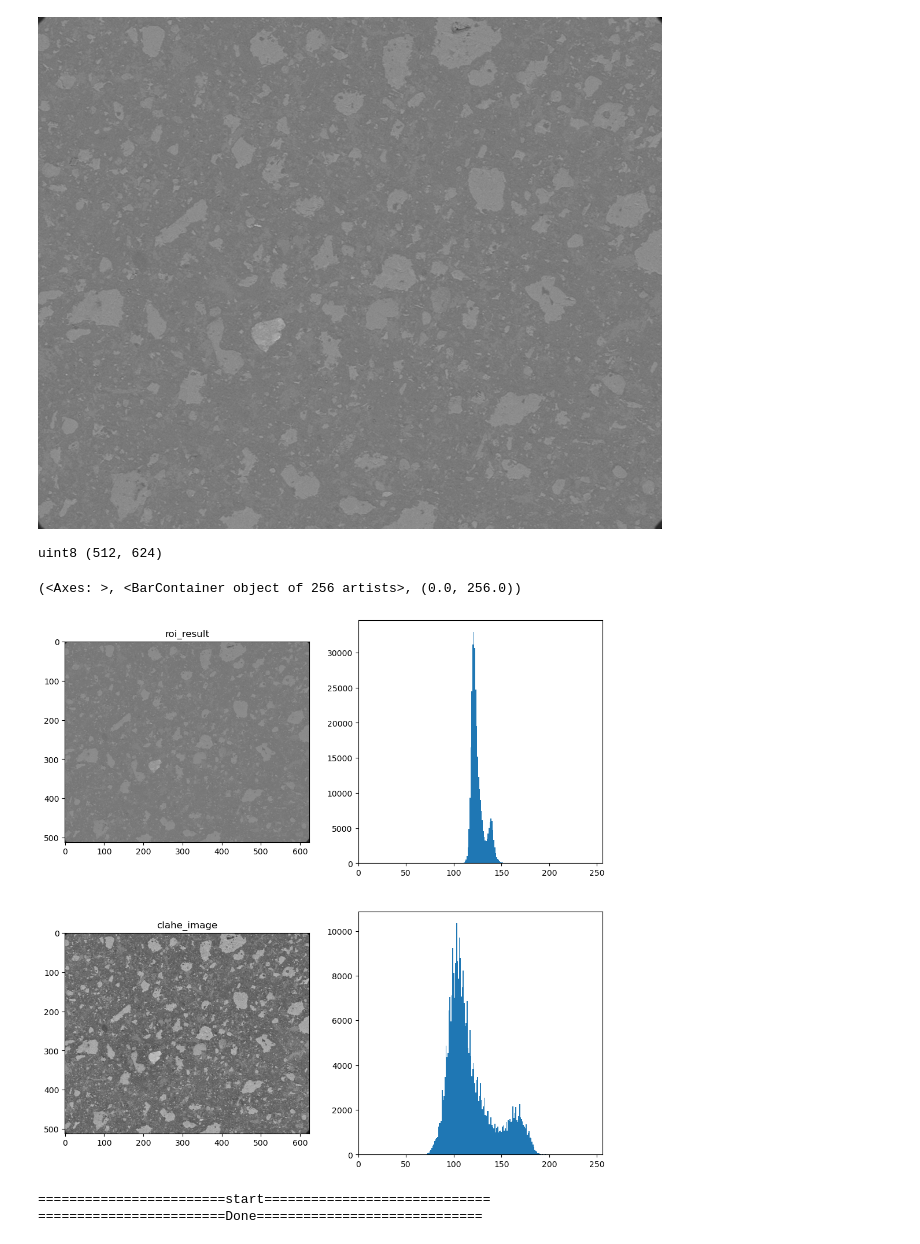
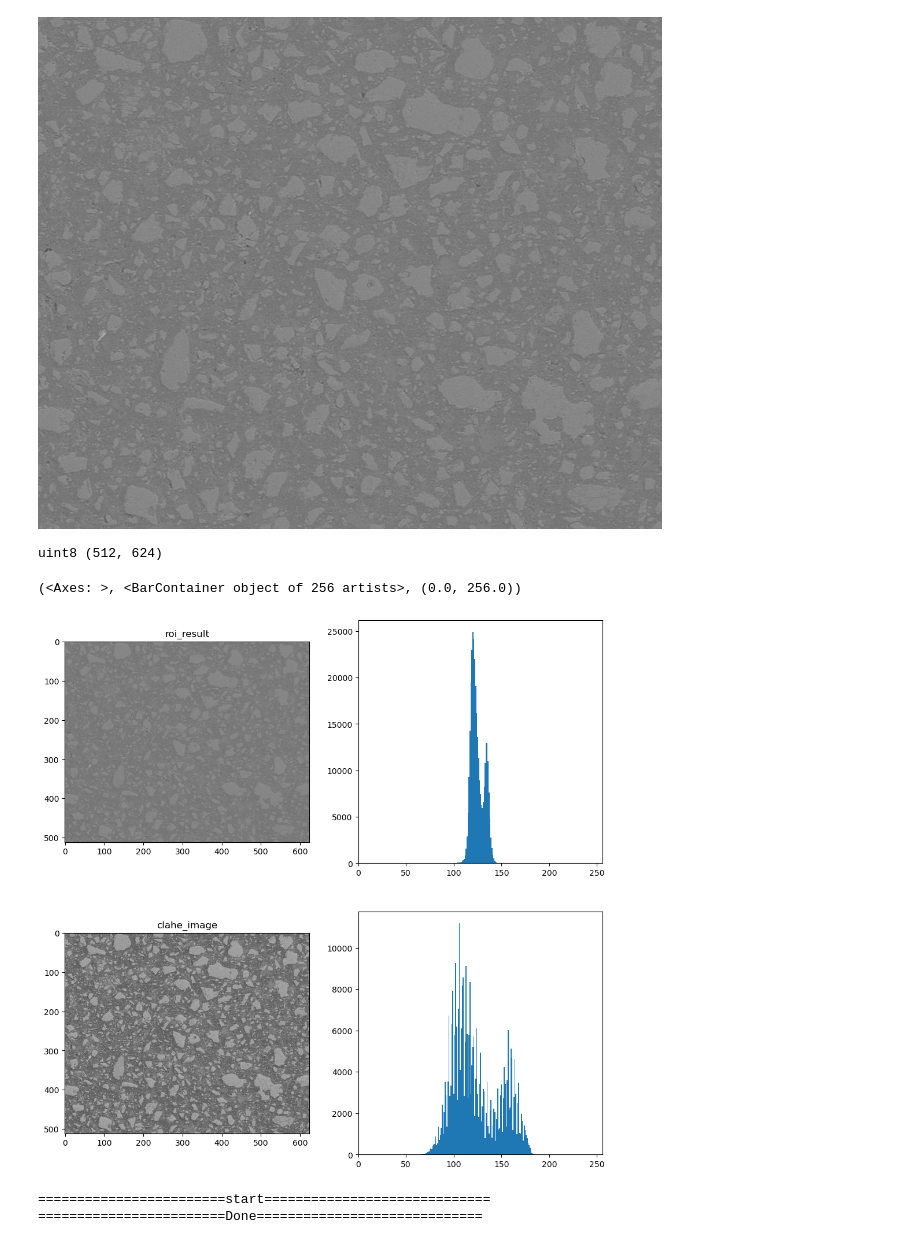
Before and after one commit to Barryzp/ml-workspace, a Jupyter notebook: registration/basic-operator/image_preprocess.ipynb, the cells around one changed output. Cells and saved outputs as stored; diff of their text form; code cells hidden in the pictures.

```diff
--- a/registration/basic-operator/image_preprocess.ipynb
+++ b/registration/basic-operator/image_preprocess.ipynb
@@ -37,8 +37,8 @@ def crop_rectangle(img, crop_rectangle):
 
 # HACK 记得把这些参数记录一下！
 
-sample_index = 2
-bse_sample_index = 2
+sample_index = 3
+bse_sample_index = 1
 zoom_times = 100
 middle = zoom_times // 100
 end_index = 1
@@ -59,10 +59,10 @@ downsamp_save_path = f'{save_path}/{file_name}-downsamp.bmp'  # 单单裁剪的
 roi_save_path = f'{save_path}/{file_name}-downsamp-roi.bmp'
 roi_enhanced_save_path = f'{save_path}/{file_name}-enhanced-roi.bmp'
 
-# 中心点偏移量
-center_offset_x = -20
-center_offset_y = -65
-crop_radius = 560
+# 中心点偏移量(遮罩的)
+center_offset_x = 35
+center_offset_y = -79
+crop_radius = 580
 
 # 矩形裁剪配置
 # rect # (left, upper, right, lower)
@@ -89,35 +89,35 @@ result_image = crop_circle(image, radius=crop_radius, center=center)
 
 # 再对底部区域进行裁剪
 crop_rect = (rect_left, 0, rect_left + rect_right, result_image.height - scale_bar_height)
 result_image = crop_rectangle(result_image, crop_rect)
 
 # 缩放倍数
 sample_times = subsample_100
 # 进行下采样
 # 新尺寸
 new_size = (round(result_image.width / sample_times) , round(result_image.height / sample_times))
 # 使用双三次插值下采样图像
 resized_image = result_image.resize(new_size, Image.BICUBIC)
 # 保存图像为BMP格式
 resized_image.save(downsamp_save_path, format='BMP')
 
 # 裁剪时偏移量
-roi_cropped_offset = (-45, -24)
+roi_cropped_offset = (-10, -40)
 
 width_ = resized_image.width
 height_ = resized_image.height
 center_new = (roi_cropped_offset[0] + resized_image.width // 2,
               roi_cropped_offset[1] +  height_ // 2)
 
 # 裁剪为我们的兴趣域大小
 roi_rect = (center_new[0] - rect_roi_width//2, center_new[1] - rect_roi_height//2,
             center_new[0] + rect_roi_width//2, center_new[1] + rect_roi_height//2)
 roi_result = crop_rectangle(resized_image, roi_rect)
 roi_result.save(roi_save_path, format='BMP')
 
 display(roi_result)
 # %% [output]
-[figure, old version]
+[figure, new version]
 # %%
 roi_result = np.array(roi_result)
 # 创建 CLAHE 对象
@@ -152,7 +152,7 @@ plt.subplot(2, 2, 4), plt.bar(range(256), clahe_hist.ravel(), width=1), plt.xlim
 # %% [output]
 uint8 (512, 624)
 (<Axes: >, <BarContainer object of 256 artists>, (0.0, 256.0))
-[figure, old version]
+[figure, new version]
 # %%
 # 增强对比度
 # CT图像对比度增强处理
```
Also changed, not shown: 6 other files.
